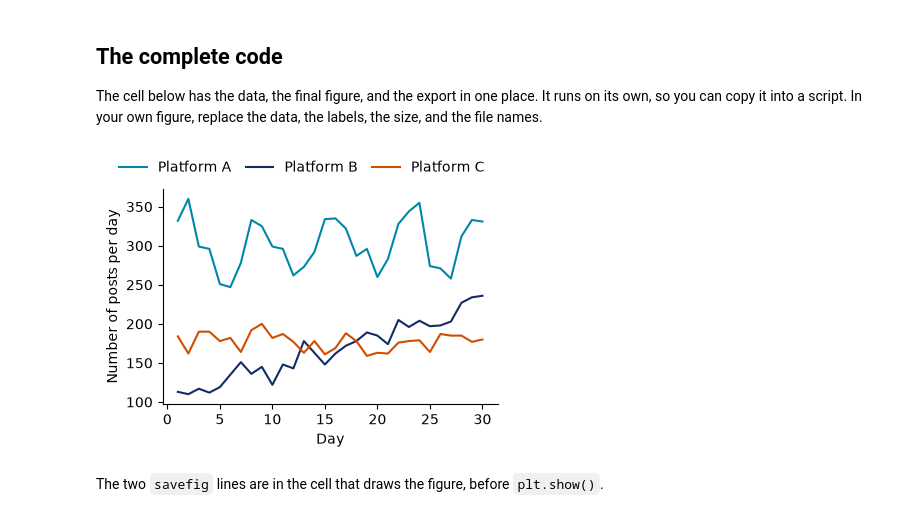
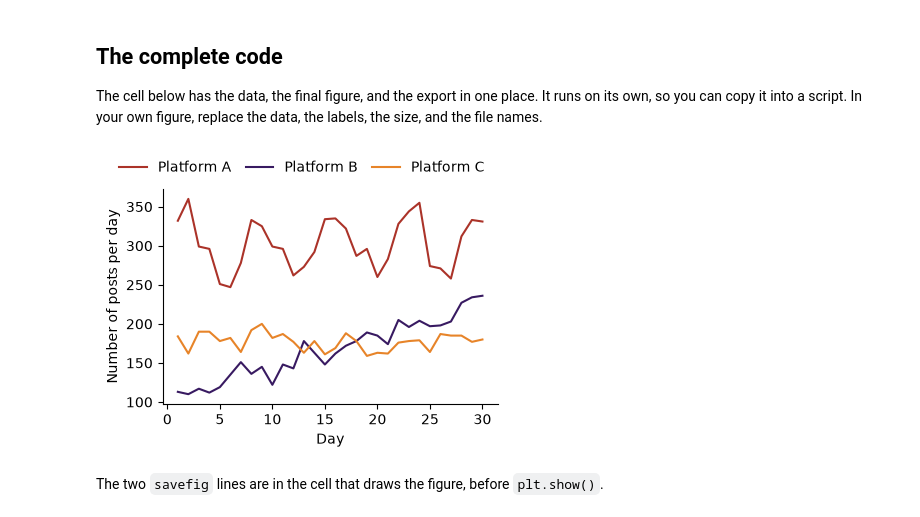
Before and after one commit to YangKCLab/social-media-ds-course, a Jupyter notebook: demos/data_vis/report-figure.ipynb, the cells around one changed output. Saved outputs shown, nothing was run; the diff lists cells and outputs as text; code cells hidden in the pictures.

```diff
--- a/demos/data_vis/report-figure.ipynb
+++ b/demos/data_vis/report-figure.ipynb
@@ -205,4 +205,4 @@ The next cell shows its five colors as hex codes.
 # %%
-cmap = scicolor.get_cmap("Johnson")
-[to_hex(cmap(i)) for i in range(5)]
+cmap = scicolor.get_cmap("Archambault")
+[to_hex(cmap(i)) for i in range(7)]
 # %% [output]
@@ -214,6 +215,6 @@ A thin line in yellow is hard to see on a white background, so the figure does n
 Check every color against the background of the figure, also when the color map is color-blind friendly.
 # %%
-colors = {"platform_a": cmap(3), "platform_b": cmap(4), "platform_c": cmap(1)}
+colors = {"platform_a": cmap(4), "platform_b": cmap(1), "platform_c": cmap(5)}
 
 fig, ax = plt.subplots(figsize=(4, 3), layout="constrained")
 for column, label in labels.items():
@@ -273,35 +274,35 @@ import matplotlib.pyplot as plt
 import numpy as np
 import pandas as pd
 import scicolor
 
 # Invented data: the number of posts per day on three platforms for 30 days.
 rng = np.random.default_rng(415)
 day = np.arange(1, 31)
 posts = pd.DataFrame({
     "day": day,
     "platform_a": 300 + 40 * np.sin(2 * np.pi * day / 7) + rng.normal(0, 15, size=30),
     "platform_b": 100 + 4 * day + rng.normal(0, 12, size=30),
     "platform_c": 180 + rng.normal(0, 12, size=30),
 }).round().astype(int)
 
 labels = {"platform_a": "Platform A", "platform_b": "Platform B", "platform_c": "Platform C"}
-cmap = scicolor.get_cmap("Johnson")
-colors = {"platform_a": cmap(3), "platform_b": cmap(4), "platform_c": cmap(1)}
+cmap = scicolor.get_cmap("Archambault")
+colors = {"platform_a": cmap(4), "platform_b": cmap(1), "platform_c": cmap(5)}
 
 plt.rcParams["font.size"] = 10
 fig, ax = plt.subplots(figsize=(4, 3), layout="constrained")
 for column, label in labels.items():
     ax.plot(posts["day"], posts[column], label=label, color=colors[column])
 ax.set_xlabel("Day")
 ax.set_ylabel("Number of posts per day")
 ax.spines[["top", "right"]].set_visible(False)
 fig.legend(frameon=False, loc="outside upper center", ncols=3, columnspacing=1)
 
 os.makedirs("output", exist_ok=True)
 fig.savefig("output/figure.pdf")
 fig.savefig("output/figure.png", dpi=300)
 plt.show()
 # %% [output]
-[figure, old version]
+[figure, new version]
 # %% [markdown]
 The two `savefig` lines are in the cell that draws the figure, before `plt.show()`.
```
Also changed, not shown: parts of 6 cells of this notebook, 1 other file.
